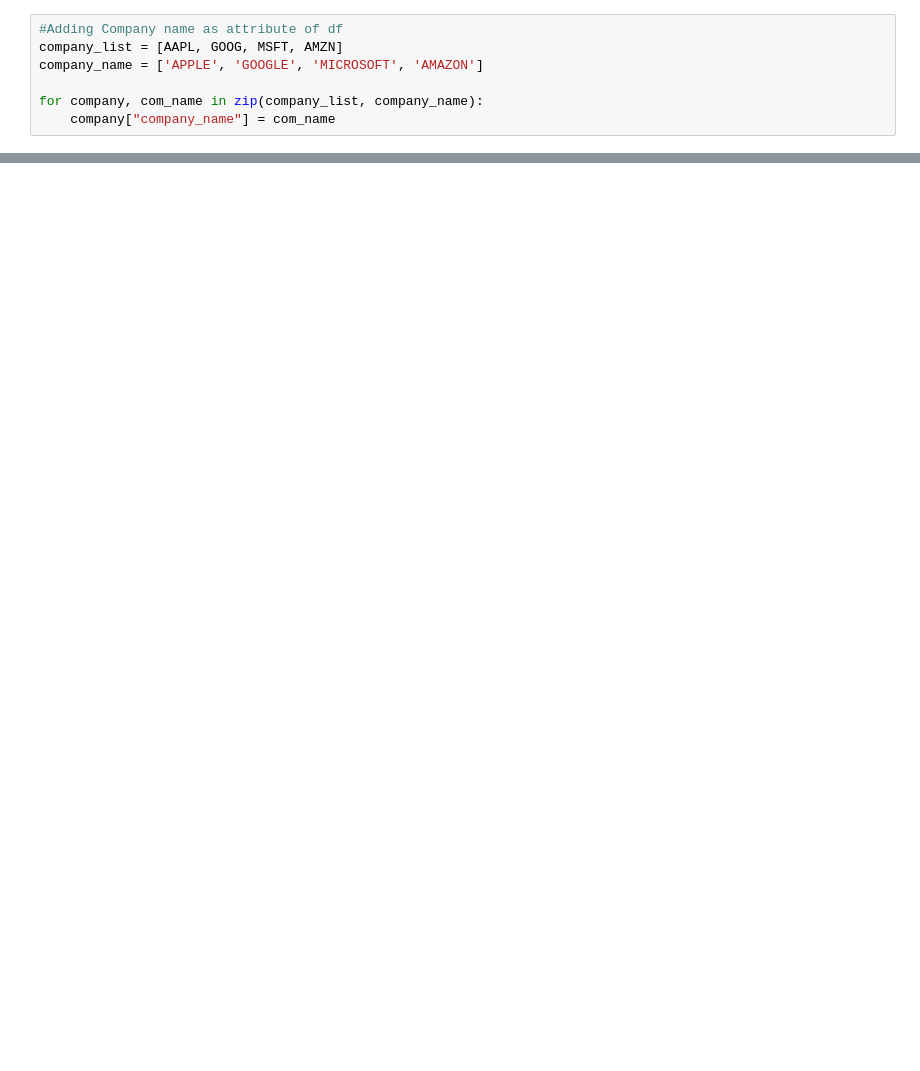
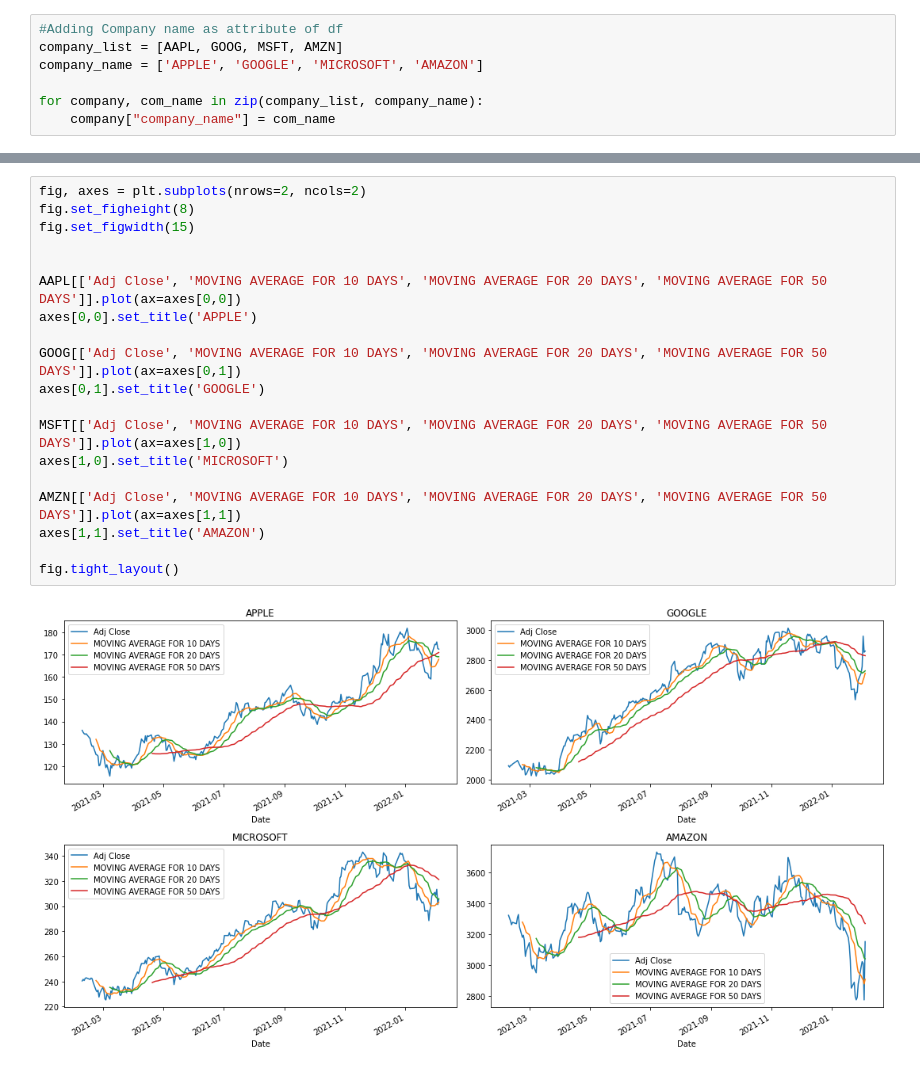
Before and after one commit to LOWERCAS3/PracticeProjects, a Jupyter notebook: Stock market analysis and prediction from Yahoo/StockMarketAnalysisAndPrediction.ipynb, the cells around one changed output, grey strips where cells are left out. Drawn from its saved outputs; the diff is of its cells as text; blank space fills up the shorter version.

```diff
--- a/Stock market analysis and prediction from Yahoo/StockMarketAnalysisAndPrediction.ipynb
+++ b/Stock market analysis and prediction from Yahoo/StockMarketAnalysisAndPrediction.ipynb
@@ -134,0 +202,21 @@ memory usage: 15.8+ KB
+# %%
+fig, axes = plt.subplots(nrows=2, ncols=2)
+fig.set_figheight(8)
+fig.set_figwidth(15)
+
+
+AAPL[['Adj Close', 'MOVING AVERAGE FOR 10 DAYS', 'MOVING AVERAGE FOR 20 DAYS', 'MOVING AVERAGE FOR 50 DAYS']].plot(ax=axes[0,0])
+axes[0,0].set_title('APPLE')
+
+GOOG[['Adj Close', 'MOVING AVERAGE FOR 10 DAYS', 'MOVING AVERAGE FOR 20 DAYS', 'MOVING AVERAGE FOR 50 DAYS']].plot(ax=axes[0,1])
+axes[0,1].set_title('GOOGLE')
+
+MSFT[['Adj Close', 'MOVING AVERAGE FOR 10 DAYS', 'MOVING AVERAGE FOR 20 DAYS', 'MOVING AVERAGE FOR 50 DAYS']].plot(ax=axes[1,0])
+axes[1,0].set_title('MICROSOFT')
+
+AMZN[['Adj Close', 'MOVING AVERAGE FOR 10 DAYS', 'MOVING AVERAGE FOR 20 DAYS', 'MOVING AVERAGE FOR 50 DAYS']].plot(ax=axes[1,1])
+axes[1,1].set_title('AMAZON')
+
+fig.tight_layout()
+# %% [output]
+[figure, added]
```
Also changed, not shown: parts of 10 cells of this notebook.
